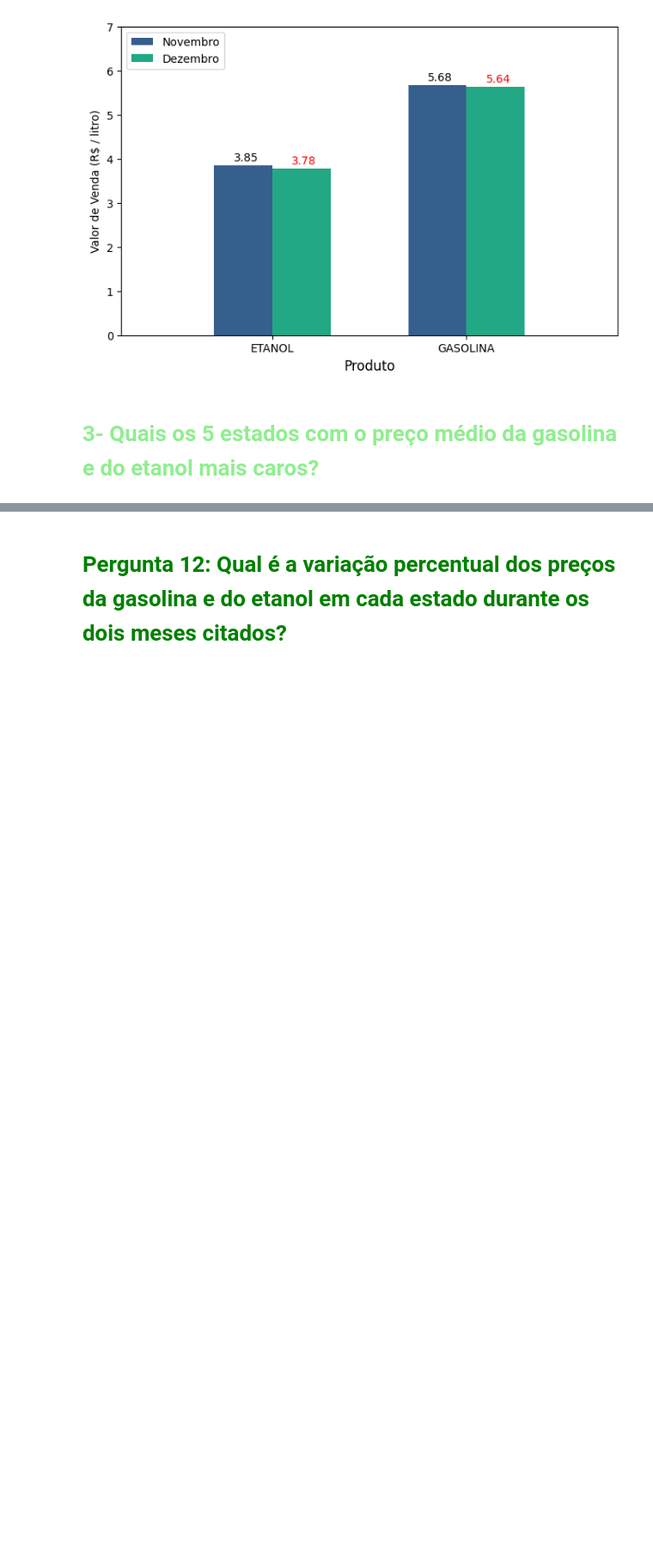
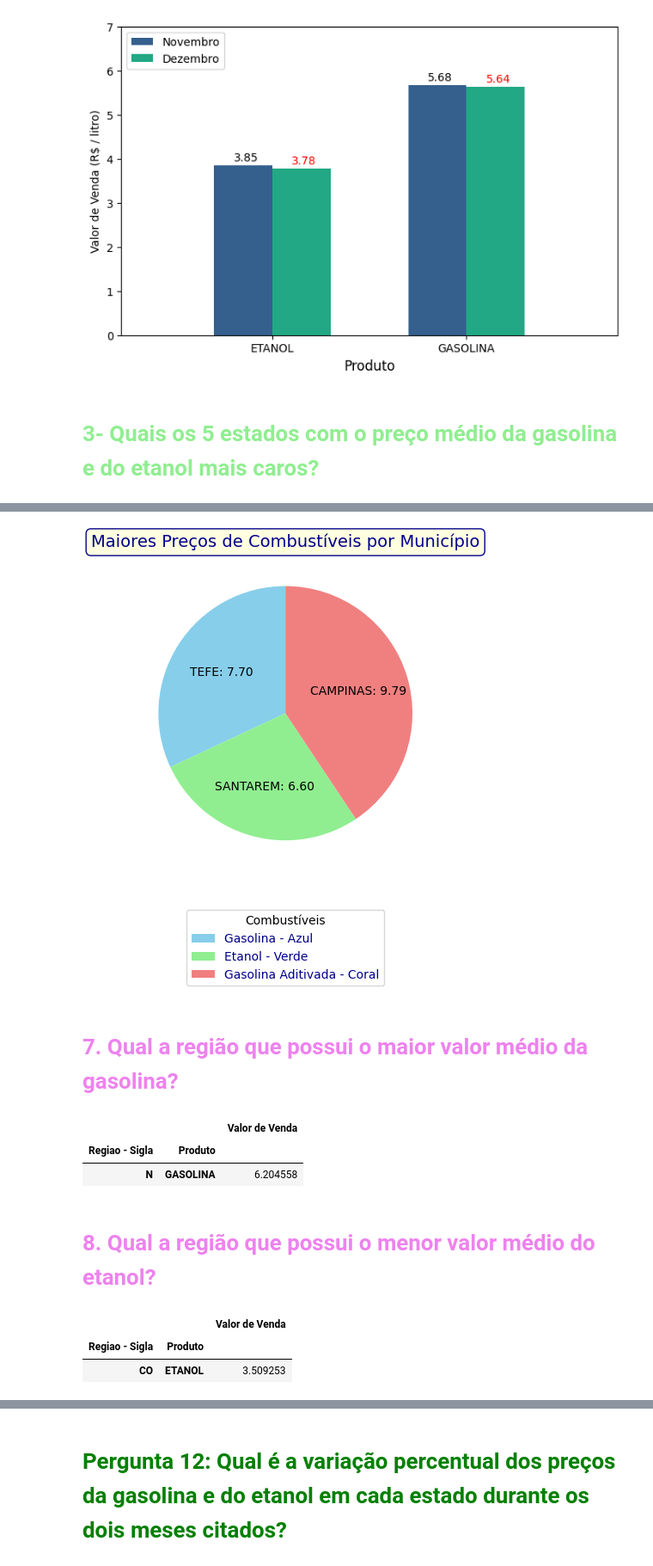
Before and after one commit to IsabelaAthayde/fuels-price-analysis, a Jupyter notebook: trabalho_em_grupo1.ipynb, the cells around one changed output, grey strips where cells are left out. Shown at 86% size. Saved outputs shown, nothing was run; the diff lists cells and outputs as text; code cells hidden in the pictures; blank space fills up the shorter version.

```diff
--- a/trabalho_em_grupo1.ipynb
+++ b/trabalho_em_grupo1.ipynb
@@ -381,0 +575,30 @@ plt.show()
+# %%
+# Dados para o gráfico de pizza
+valores = [7.7, 6.6, 9.79]
+municipios = ['TEFE', 'SANTAREM', 'CAMPINAS']
+
+# Cores correspondentes
+cores = ['skyblue', 'lightgreen', 'lightcoral']
+
+# Criar o gráfico de pizza
+fig, ax = plt.subplots()
+patches, texts, autotexts = ax.pie(valores, labels=None, startangle=90, colors=cores, autopct='%1.2f%%')
+
+# Adicionar rótulos customizados com os combustíveis e cores correspondentes
+labels = ['Gasolina - Azul', 'Etanol - Verde', 'Gasolina Aditivada - Coral']
+ax.legend(patches, labels, loc='upper center', bbox_to_anchor=(0.5, -0.1), title='Combustíveis', labelcolor='darkblue')
+
+# Substituir porcentagens pelos valores dos combustíveis e nomes dos municípios
+for text, valor, municipio in zip(autotexts, valores, municipios):
+    text.set_text(f'{municipio}: {valor:.2f}')
+
+# Adicionar título com cor diferente
+title = ax.set_title('Maiores Preços de Combustíveis por Município', fontsize=14, color='darkblue')
+plt.setp(title, bbox=dict(facecolor='lightyellow', edgecolor='darkblue', boxstyle='round,pad=0.3'))
+
+# Exibir o gráfico
+plt.show()
+# %% [output]
+[figure, added]
+# %% [markdown]
+# <font color = "#EE82EE"> 7. Qual a região que possui o maior valor médio da gasolina?
@@ -381,0 +613,8 @@ plt.show()
+# %%
+questao7.head(1)
+# %% [output]
+|  |  | Valor de Venda |
+| Regiao - Sigla | Produto |  |
+| N | GASOLINA | 6.204558 |
+# %% [markdown]
+# <font color = "#EE82EE"> 8. Qual a região que possui o menor valor médio do etanol?
@@ -381,0 +629,6 @@ plt.show()
+# %%
+questao8.head(1)
+# %% [output]
+|  |  | Valor de Venda |
+| Regiao - Sigla | Produto |  |
+| CO | ETANOL | 3.509253 |
```
Also changed, not shown: parts of 39 cells of this notebook.
